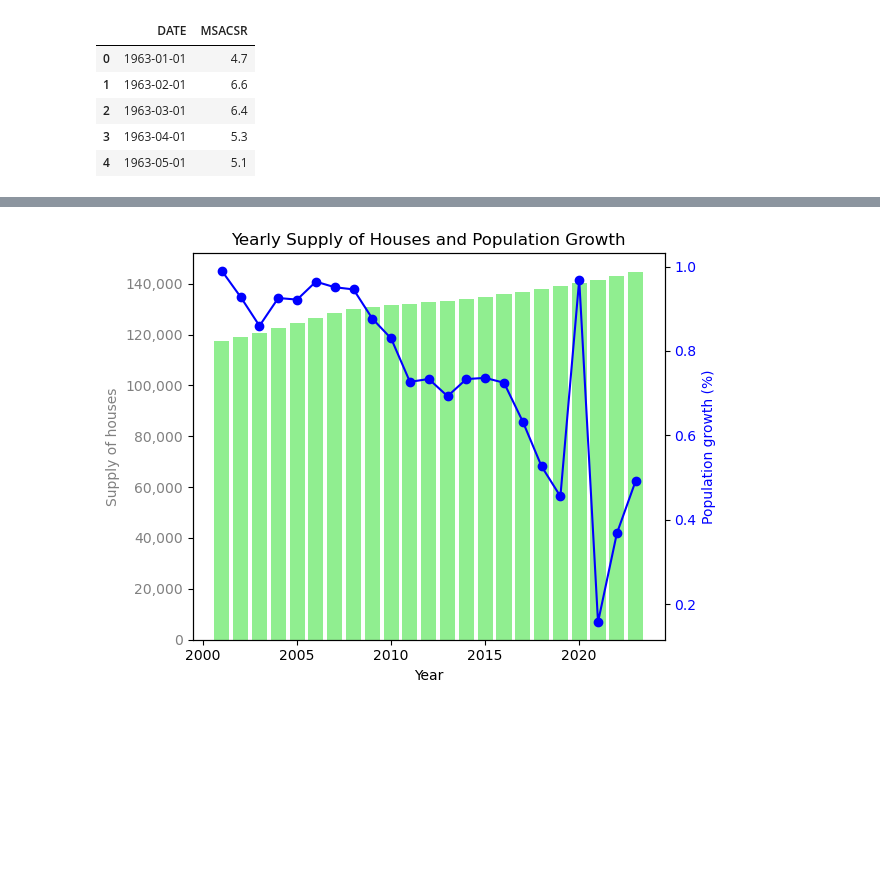
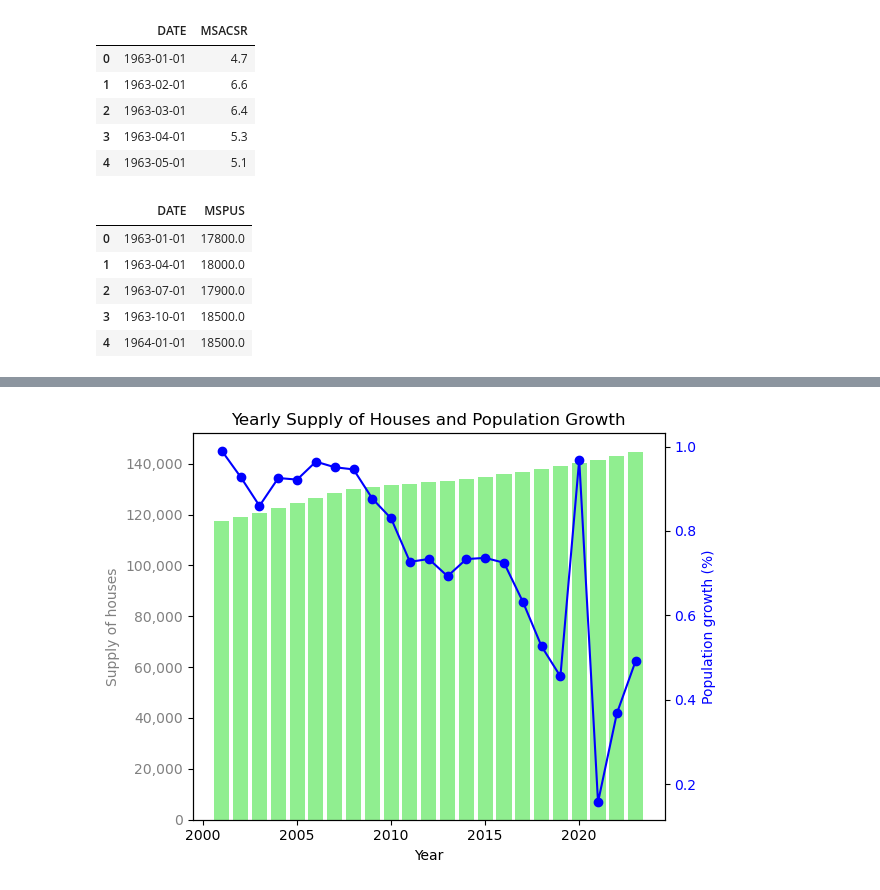
Before and after one commit to Sethdcarter/group8_data_project_1, a Jupyter notebook: Codes/Population and Supply.ipynb, the cells around one changed output, grey strips where cells are left out. Cells and saved outputs as stored; diff of their text form; code cells hidden in the pictures; blank space fills up the shorter version.

```diff
--- a/Codes/Population and Supply.ipynb
+++ b/Codes/Population and Supply.ipynb
@@ -61,6 +63,15 @@ supply_df.head()
 | 2 | 1963-03-01 | 6.4 |
 | 3 | 1963-04-01 | 5.3 |
 | 4 | 1963-05-01 | 5.1 |
+# %%
+prices_df.head()
+# %% [output]
+|  | DATE | MSPUS |
+| 0 | 1963-01-01 | 17800.0 |
+| 1 | 1963-04-01 | 18000.0 |
+| 2 | 1963-07-01 | 17900.0 |
+| 3 | 1963-10-01 | 18500.0 |
+| 4 | 1964-01-01 | 18500.0 |
 # %%
 #Merge the files
 combined_df = pd.merge(pop_df, housesupply_df, how = "outer", on = "DATE")
```
Also changed, not shown: parts of 8 cells of this notebook, 2 other files.
